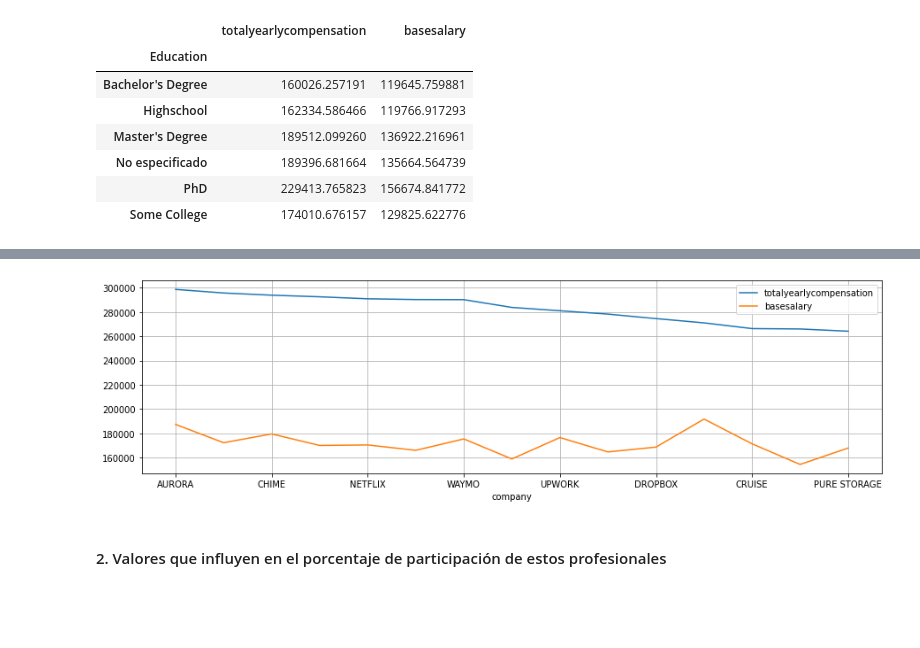
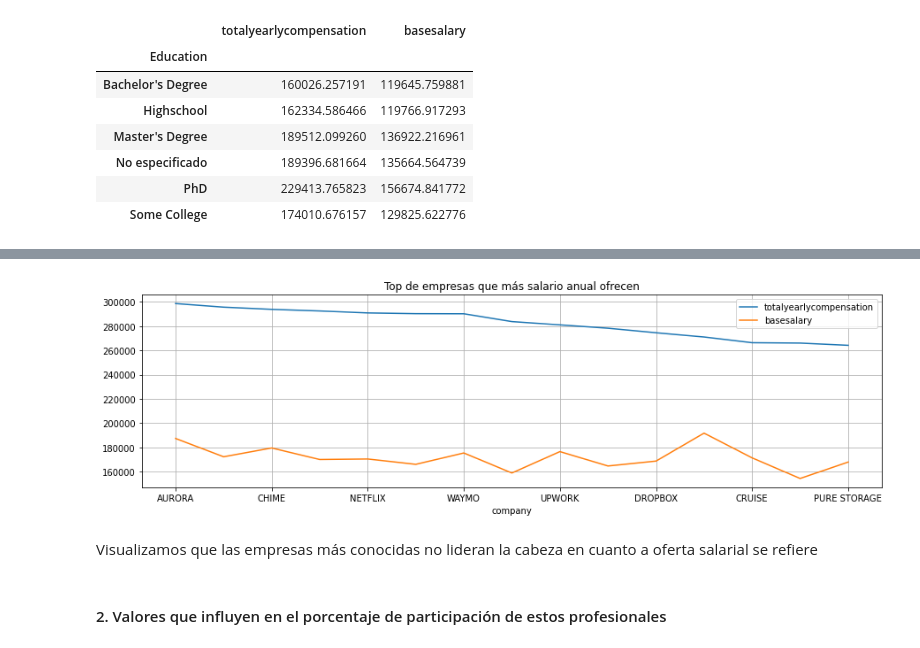
Before and after one commit to jspm07/PythonAnalytics, a Jupyter notebook: src/eda1.ipynb, the cells around one changed output, grey strips where cells are left out. Cells and saved outputs as stored; diff of their text form; code cells hidden in the pictures; blank space fills up the shorter version.

```diff
--- a/src/eda1.ipynb
+++ b/src/eda1.ipynb
@@ -92,8 +92,10 @@ top_15_empresa
 # %%
 #Top 15 de empresas que más pagan en este rubro
-top_15_empresa.plot.line(figsize = (15, 4)).grid()
+top_15_empresa.plot.line(figsize = (15, 4), title = 'Top de empresas que más salario anual ofrecen').grid()
 # %% [output]
-[figure, old version]
+[figure, new version]
+# %% [markdown]
+Visualizamos que las empresas más conocidas no lideran la cabeza en cuanto a oferta salarial se refiere
 # %% [markdown]
 #### 2. Valores que influyen en el porcentaje de participación de estos profesionales
 # %%
```
Also changed, not shown: parts of 5 cells of this notebook.
